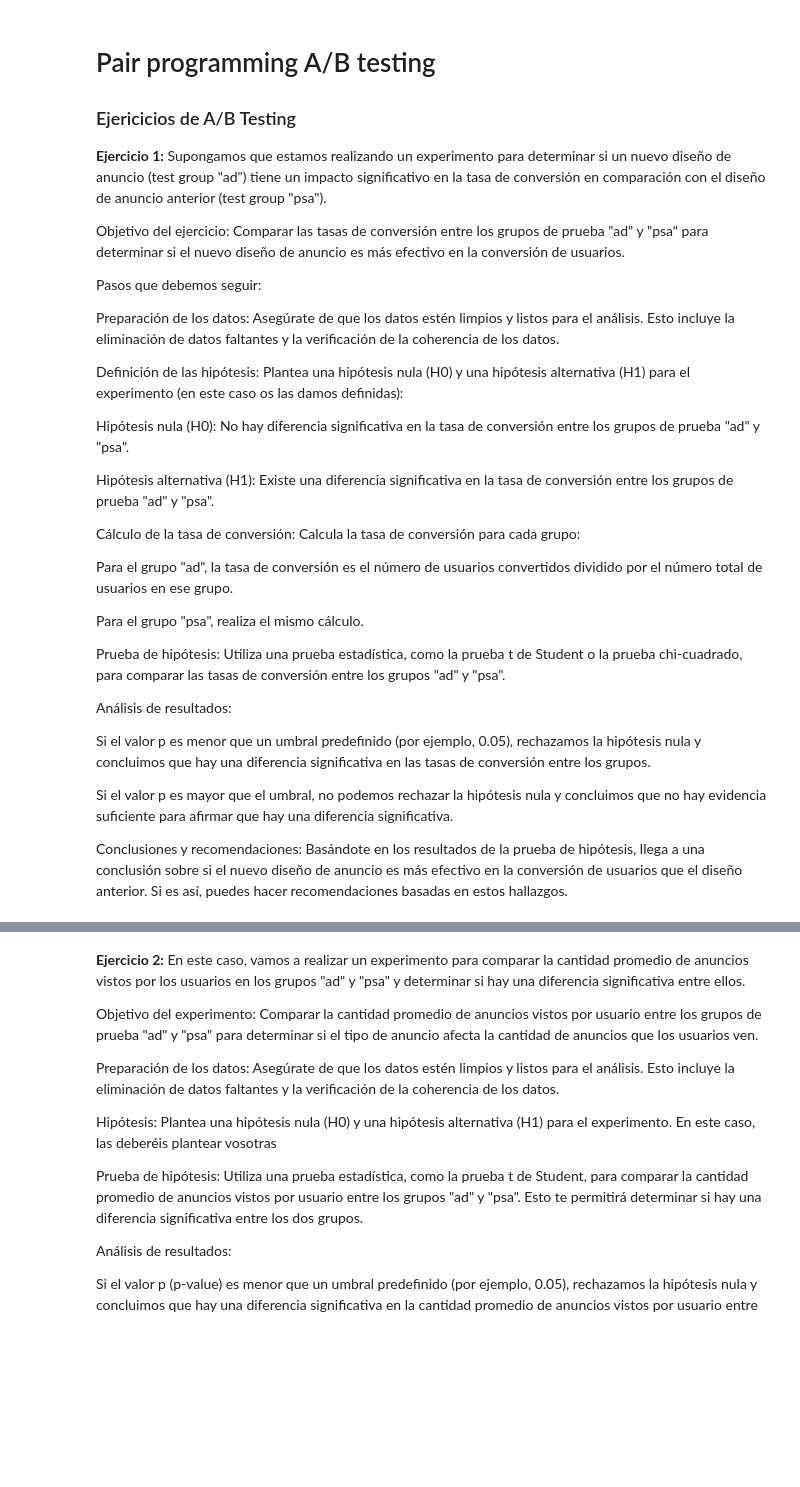
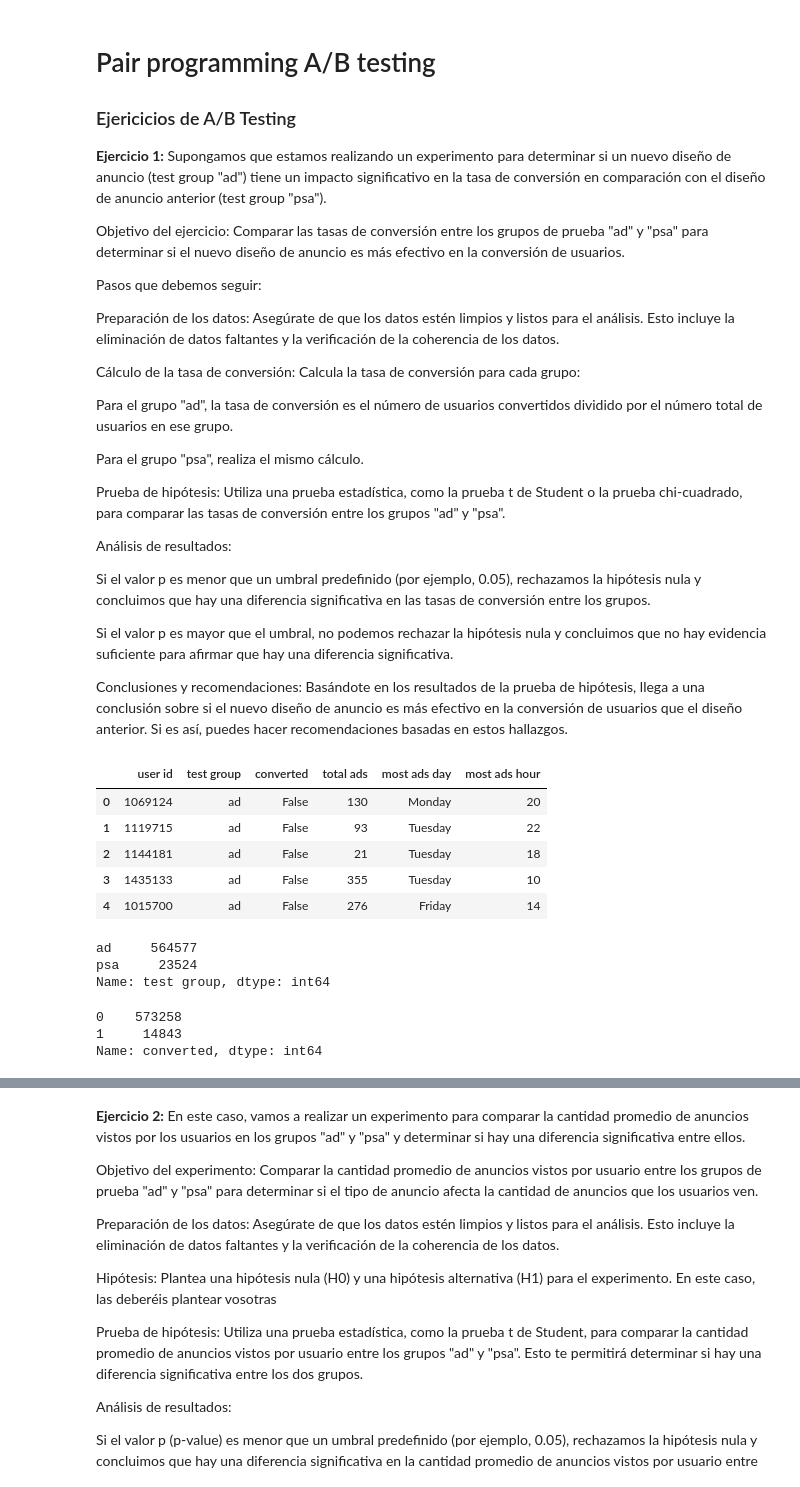
Before and after one commit to karinem0/promoG-modulo3-sprint2-pairprogramming-Johanna-Karine, a Jupyter notebook: 4.AB_testing_pair_programming.ipynb, the cells around one changed output, grey strips where cells are left out. Drawn from its saved outputs; the diff is of its cells as text; code cells hidden in the pictures; blank space fills up the shorter version.

```diff
--- a/4.AB_testing_pair_programming.ipynb
+++ b/4.AB_testing_pair_programming.ipynb
@@ -10,12 +36,6 @@ Objetivo del ejercicio: Comparar las tasas de conversión entre los grupos de pr
 Pasos que debemos seguir:
 
 Preparación de los datos: Asegúrate de que los datos estén limpios y listos para el análisis. Esto incluye la eliminación de datos faltantes y la verificación de la coherencia de los datos.
-
-Definición de las hipótesis: Plantea una hipótesis nula (H0) y una hipótesis alternativa (H1) para el experimento (en este caso os las damos definidas):
-
-Hipótesis nula (H0): No hay diferencia significativa en la tasa de conversión entre los grupos de prueba "ad" y "psa".
-
-Hipótesis alternativa (H1): Existe una diferencia significativa en la tasa de conversión entre los grupos de prueba "ad" y "psa".
 
 Cálculo de la tasa de conversión: Calcula la tasa de conversión para cada grupo:
 
@@ -32,3 +52,19 @@ Si el valor p es menor que un umbral predefinido (por ejemplo, 0.05), rechazamos
 Si el valor p es mayor que el umbral, no podemos rechazar la hipótesis nula y concluimos que no hay evidencia suficiente para afirmar que hay una diferencia significativa.
 
 Conclusiones y recomendaciones: Basándote en los resultados de la prueba de hipótesis, llega a una conclusión sobre si el nuevo diseño de anuncio es más efectivo en la conversión de usuarios que el diseño anterior. Si es así, puedes hacer recomendaciones basadas en estos hallazgos.
+# %%
+df_marketing = pd.read_csv("/mnt/c/Users/johan/Desktop/Adalab/modulo-3/pair_programming_sprint2/promoG-modulo3-sprint2-pairprogramming-Johanna-Karine/files/marketing_AB.csv",index_col=0)
+df_marketing.head()
+# %% [output]
+|  | user id | test group | converted | total ads | most ads day | most ads hour |
+| 0 | 1069124 | ad | False | 130 | Monday | 20 |
+| 1 | 1119715 | ad | False | 93 | Tuesday | 22 |
+| 2 | 1144181 | ad | False | 21 | Tuesday | 18 |
+| 3 | 1435133 | ad | False | 355 | Tuesday | 10 |
+| 4 | 1015700 | ad | False | 276 | Friday | 14 |
+# %%
+df_marketing["test group"].value_counts()
+# %% [output]
+ad     564577
+psa     23524
+Name: test group, dtype: int64
@@ -34,0 +73,6 @@ Conclusiones y recomendaciones: Basándote en los resultados de la prueba de hip
+# %%
+df_marketing["converted"].value_counts()
+# %% [output]
+0    573258
+1     14843
+Name: converted, dtype: int64
```
Also changed, not shown: parts of 26 cells of this notebook.
